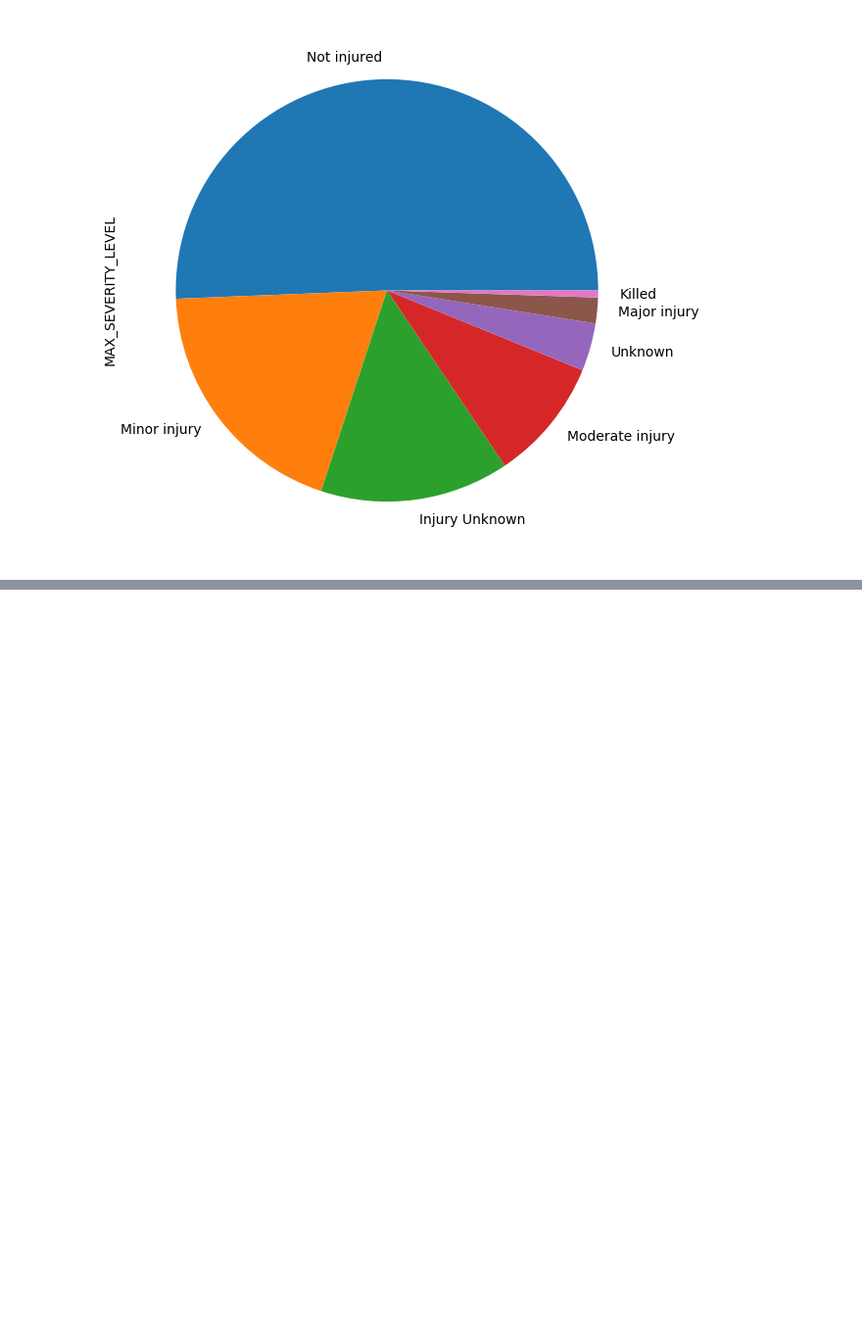
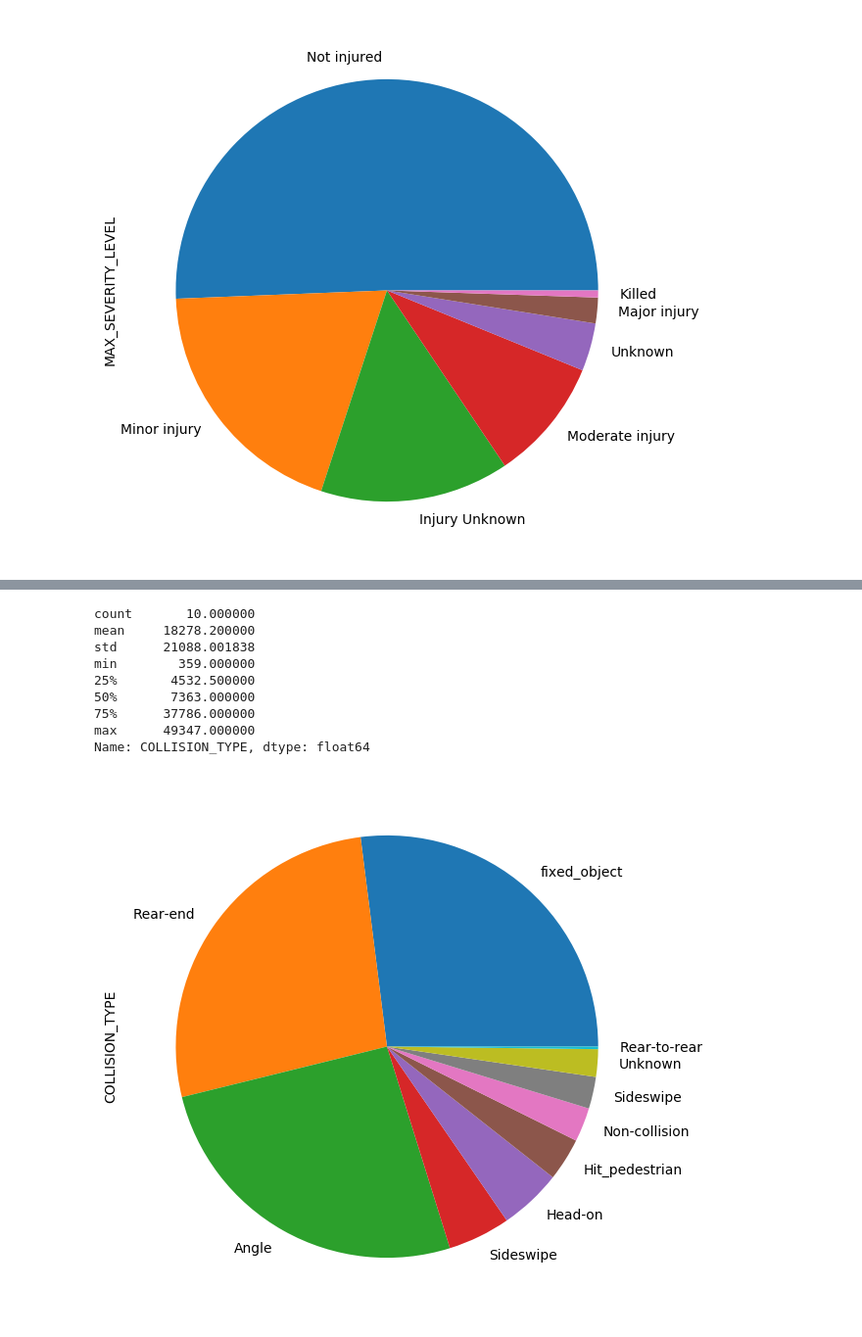
Before and after one commit to nicholaiTukanov/Pummels-in-Pittsburg, a Jupyter notebook: visualization.ipynb, the cells around one changed output, grey strips where cells are left out. Shown at 98% size. Cells and saved outputs as stored; diff of their text form; code cells hidden in the pictures; blank space fills up the shorter version.

```diff
--- a/visualization.ipynb
+++ b/visualization.ipynb
@@ -80,0 +122,30 @@ f['time'].value_counts().plot(kind='bar')
+# %%
+#figure 4 type of collision
+
+
+lab={
+0 : 'Non-collision',
+1 : 'Rear-end',
+2 : 'Head-on',
+3 : 'Rear-to-rear',
+4 : 'Angle',
+5 : 'Sideswipe' ,
+6 : 'Sideswipe' ,
+7 : 'fixed_object',
+8 : 'Hit_pedestrian',
+9 : 'Unknown'}
+col_data=data['COLLISION_TYPE'].value_counts()
+
+col_data= col_data.rename(lab)
+col_data.plot.pie(figsize=(7,7))
+# %% [output]
+count       10.000000
+mean     18278.200000
+std      21088.001838
+min        359.000000
+25%       4532.500000
+50%       7363.000000
+75%      37786.000000
+max      49347.000000
+Name: COLLISION_TYPE, dtype: float64
+[figure, added]
```
Also changed, not shown: parts of 10 cells of this notebook.
